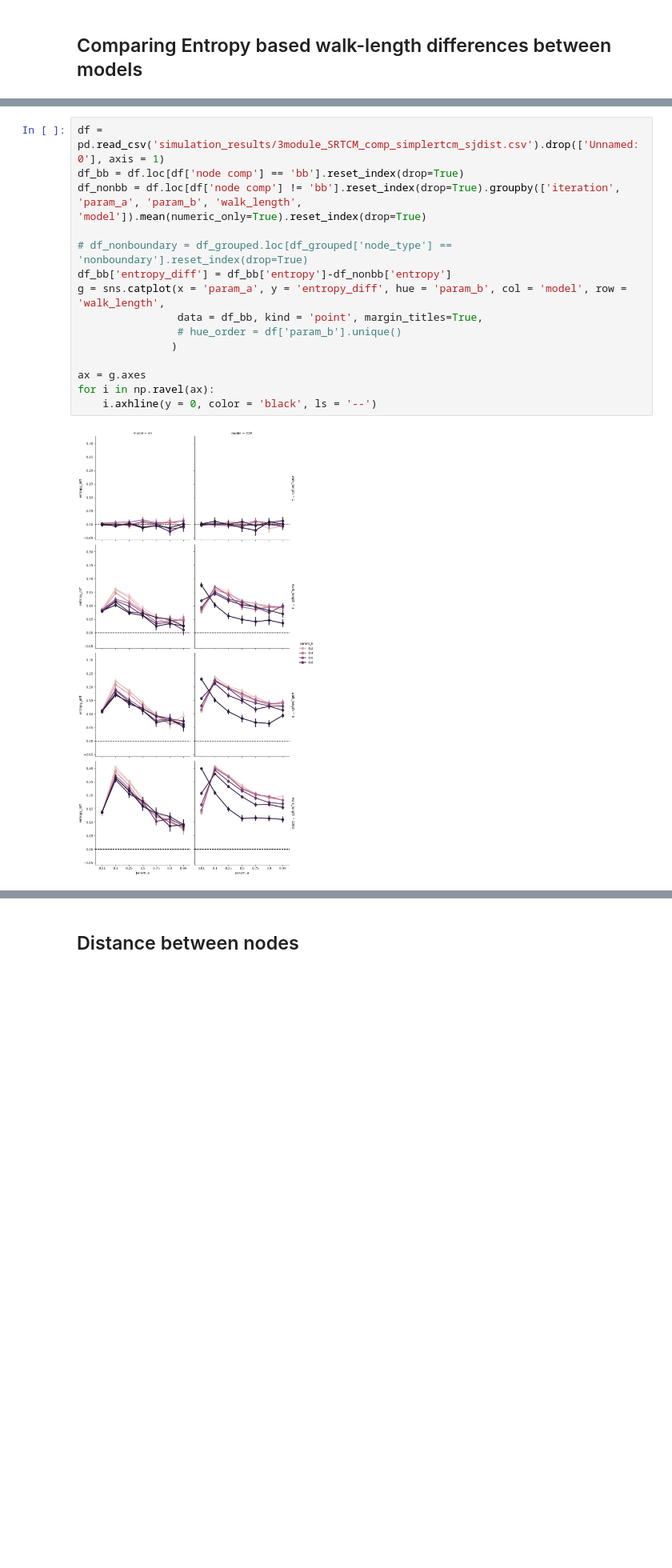
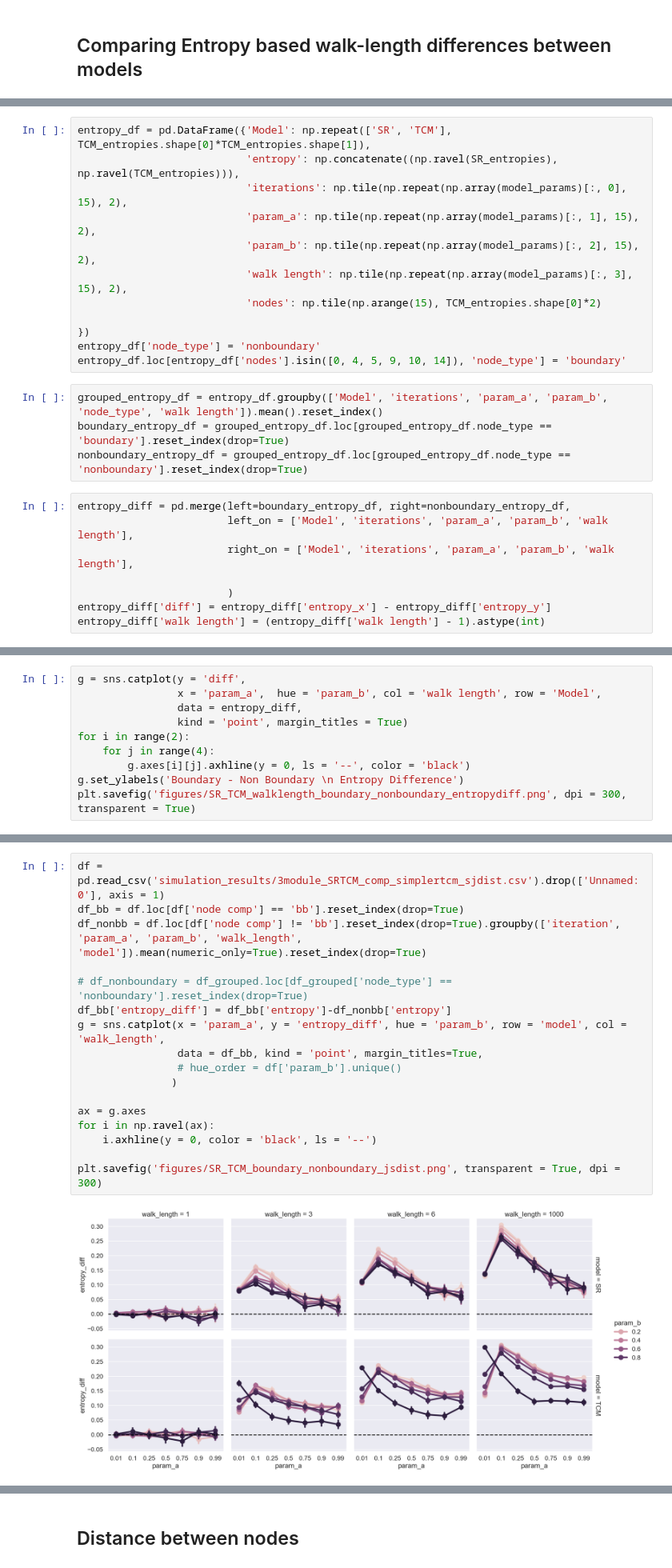
Before and after one commit to tejas-savalia/umass-dissertation, a Jupyter notebook: chapter_notebooks/chapter_2/simulations.ipynb, the cells around one changed output, grey strips where cells are left out. Shown at 80% size. Drawn from its saved outputs; the diff is of its cells as text; blank space fills up the shorter version.

```diff
--- a/chapter_notebooks/chapter_2/simulations.ipynb
+++ b/chapter_notebooks/chapter_2/simulations.ipynb
@@ -206,0 +312,24 @@ df_diff = df_diff.drop(['entropy', 'node_type'], axis = 1)
+# %%
+entropy_df = pd.DataFrame({'Model': np.repeat(['SR', 'TCM'], TCM_entropies.shape[0]*TCM_entropies.shape[1]),
+                           'entropy': np.concatenate((np.ravel(SR_entropies), np.ravel(TCM_entropies))),
+                           'iterations': np.tile(np.repeat(np.array(model_params)[:, 0], 15), 2),
+                           'param_a': np.tile(np.repeat(np.array(model_params)[:, 1], 15), 2),
+                           'param_b': np.tile(np.repeat(np.array(model_params)[:, 2], 15), 2),
+                           'walk length': np.tile(np.repeat(np.array(model_params)[:, 3], 15), 2),
+                           'nodes': np.tile(np.arange(15), TCM_entropies.shape[0]*2)
+
+})
+entropy_df['node_type'] = 'nonboundary'
+entropy_df.loc[entropy_df['nodes'].isin([0, 4, 5, 9, 10, 14]), 'node_type'] = 'boundary'
+# %%
+grouped_entropy_df = entropy_df.groupby(['Model', 'iterations', 'param_a', 'param_b', 'node_type', 'walk length']).mean().reset_index()
+boundary_entropy_df = grouped_entropy_df.loc[grouped_entropy_df.node_type == 'boundary'].reset_index(drop=True)
+nonboundary_entropy_df = grouped_entropy_df.loc[grouped_entropy_df.node_type == 'nonboundary'].reset_index(drop=True)
+# %%
+entropy_diff = pd.merge(left=boundary_entropy_df, right=nonboundary_entropy_df,
+                        left_on = ['Model', 'iterations', 'param_a', 'param_b', 'walk length'],
+                        right_on = ['Model', 'iterations', 'param_a', 'param_b', 'walk length'],
+
+                        )
+entropy_diff['diff'] = entropy_diff['entropy_x'] - entropy_diff['entropy_y']
+entropy_diff['walk length'] = (entropy_diff['walk length'] - 1).astype(int)
@@ -206,0 +338,10 @@ df_diff = df_diff.drop(['entropy', 'node_type'], axis = 1)
+# %%
+g = sns.catplot(y = 'diff',
+                x = 'param_a',  hue = 'param_b', col = 'walk length', row = 'Model',
+                data = entropy_diff,
+                kind = 'point', margin_titles = True)
+for i in range(2):
+    for j in range(4):
+        g.axes[i][j].axhline(y = 0, ls = '--', color = 'black')
+g.set_ylabels('Boundary - Non Boundary \n Entropy Difference')
+plt.savefig('figures/SR_TCM_walklength_boundary_nonboundary_entropydiff.png', dpi = 300, transparent = True)
@@ -222,20 +354,22 @@ df_diff = df_diff.drop(['entropy', 'node_type'], axis = 1)
 # %%
 df = pd.read_csv('simulation_results/3module_SRTCM_comp_simplertcm_sjdist.csv').drop(['Unnamed: 0'], axis = 1)
 df_bb = df.loc[df['node comp'] == 'bb'].reset_index(drop=True)
 df_nonbb = df.loc[df['node comp'] != 'bb'].reset_index(drop=True).groupby(['iteration', 'param_a', 'param_b', 'walk_length', 'model']).mean(numeric_only=True).reset_index(drop=True)
 
 # df_nonboundary = df_grouped.loc[df_grouped['node_type'] == 'nonboundary'].reset_index(drop=True)
 df_bb['entropy_diff'] = df_bb['entropy']-df_nonbb['entropy']
-g = sns.catplot(x = 'param_a', y = 'entropy_diff', hue = 'param_b', col = 'model', row = 'walk_length',
+g = sns.catplot(x = 'param_a', y = 'entropy_diff', hue = 'param_b', row = 'model', col = 'walk_length',
                 data = df_bb, kind = 'point', margin_titles=True,
                 # hue_order = df['param_b'].unique()
                )
 
 ax = g.axes
 for i in np.ravel(ax):
     i.axhline(y = 0, color = 'black', ls = '--')
+
+plt.savefig('figures/SR_TCM_boundary_nonboundary_jsdist.png', transparent = True, dpi = 300)
 # %% [output]
-[figure, old version]
+[figure, new version]
 # %%
 #| label: fig-walk-length-model-prediction-differences
 #| fig-cap: >
```
Also changed, not shown: parts of 16 cells of this notebook, 31 other files.
